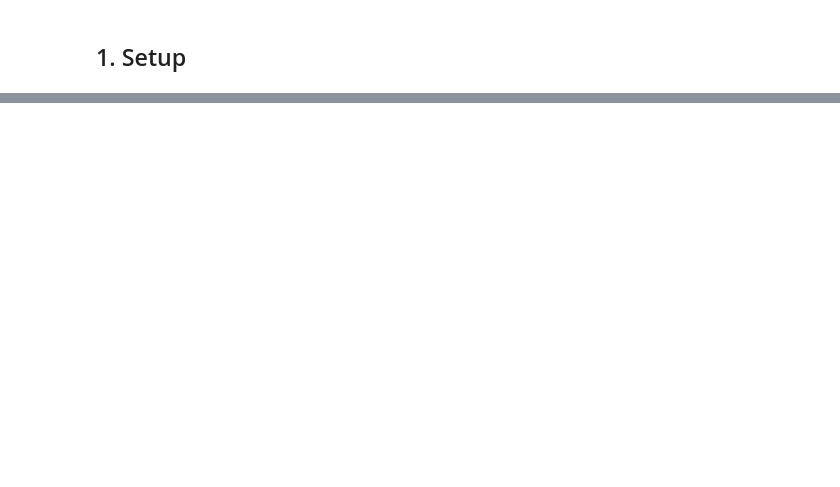
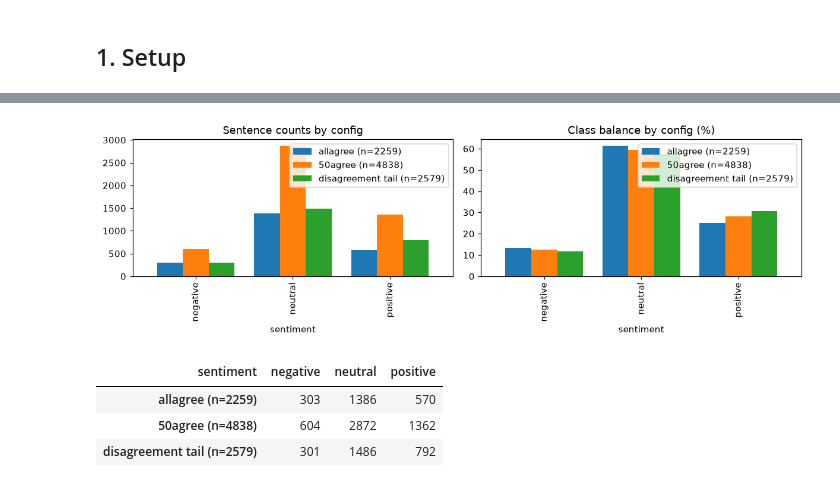
Before and after one commit to psuranUSD/USD-AAI-520-Final-Project-Group-10, a Jupyter notebook: notebooks/01_eda.ipynb, the cells around one changed output, grey strips where cells are left out. Saved outputs shown, nothing was run; the diff lists cells and outputs as text; code cells hidden in the pictures; blank space fills up the shorter version.

```diff
--- a/notebooks/01_eda.ipynb
+++ b/notebooks/01_eda.ipynb
@@ -298,0 +56,36 @@ print(f"- {TICKER}: {len(prices)} trading days; 2y total return {stats['total re
+# %%
+def load_phrasebank(config):
+    ds = load_dataset("takala/financial_phrasebank", config, trust_remote_code=True)["train"]
+    frame = ds.to_pandas()
+    frame["sentiment"] = frame["label"].map(dict(enumerate(ds.features["label"].names)))
+    return frame.drop_duplicates(subset="sentence").reset_index(drop=True)
+
+allagree = load_phrasebank("sentences_allagree")
+fiftyagree = load_phrasebank("sentences_50agree")
+residual = fiftyagree[~fiftyagree["sentence"].isin(set(allagree["sentence"]))].reset_index(drop=True)
+
+order = ["negative", "neutral", "positive"]
+balance = pd.DataFrame({
+    f"{name} (n={len(frame)})": frame["sentiment"].value_counts().reindex(order)
+    for name, frame in [("allagree", allagree), ("50agree", fiftyagree), ("disagreement tail", residual)]
+})
+balance_pct = balance / balance.sum(axis=0) * 100
+
+allagree.to_csv(DATA_RAW / "phrasebank_allagree.csv", index=False)
+residual.to_csv(DATA_RAW / "phrasebank_disagreement_tail.csv", index=False)
+
+fig, axes = plt.subplots(1, 2, figsize=(11, 3.5))
+balance.plot.bar(ax=axes[0], width=0.8, title="Sentence counts by config")
+axes[0].set_xlabel("sentiment")
+balance_pct.plot.bar(ax=axes[1], width=0.8, title="Class balance by config (%)")
+axes[1].set_xlabel("sentiment")
+plt.tight_layout()
+plt.show()
+
+display(balance.T.round(0))
+# %% [output]
+[figure, added]
+| sentiment | negative | neutral | positive |
+| allagree (n=2259) | 303 | 1386 | 570 |
+| 50agree (n=4838) | 604 | 2872 | 1362 |
+| disagreement tail (n=2579) | 301 | 1486 | 792 |
```
Also changed, not shown: parts of 34 cells of this notebook, 7 other files.
